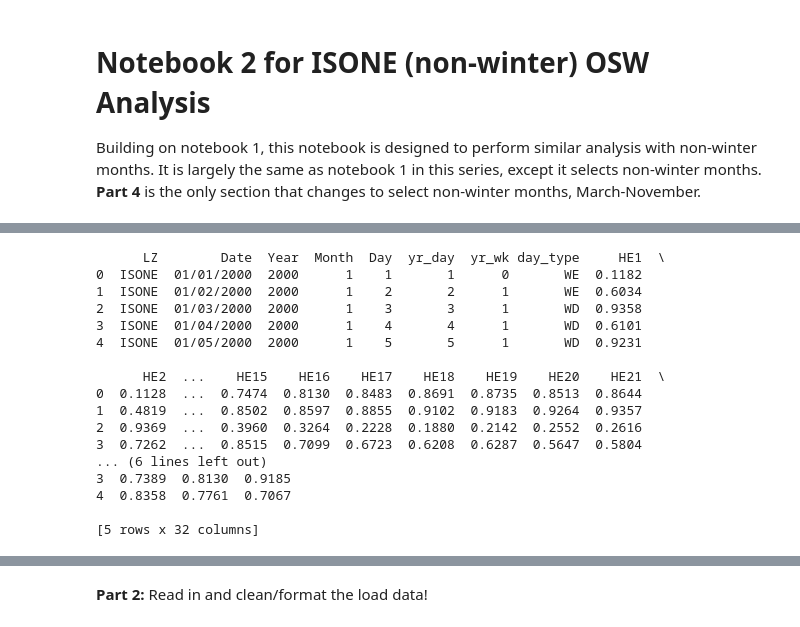
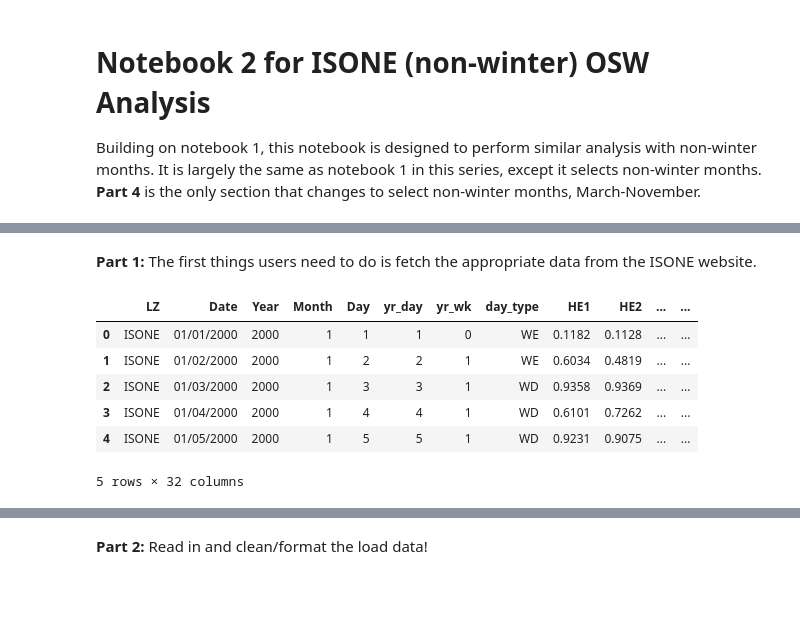
Before and after one commit to jruzekow/osw-analysis, a Jupyter notebook: NOTEBOOK_2_non_winter_OSW_reliability_analysis.ipynb, the cells around one changed output, grey strips where cells are left out. Drawn from its saved outputs; the diff is of its cells as text; code cells hidden in the pictures; blank space fills up the shorter version.

```diff
--- a/NOTEBOOK_2_non_winter_OSW_reliability_analysis.ipynb
+++ b/NOTEBOOK_2_non_winter_OSW_reliability_analysis.ipynb
@@ -22,29 +4,35 @@ Saving 2023_ISONE_Wind_ofsw_Aggregated_Power_Data_2000-2022_NetPwrTS.csv to 2023
+# %% [markdown]
+**Part 1:**
+The first things users need to do is fetch the appropriate data from the ISONE website.
 # %%
+#Step 1: read in the wind file from the ISONE website
+import zipfile
+import io
+import requests
+from glob import glob
+import pandas as pd
+
+url = "https://www.iso-ne.com/static-assets/documents/2023/05/2023_isone_ver_dataset_2000_2022_rev0.zip"
+r = requests.get(url)
+z = zipfile.ZipFile(io.BytesIO(r.content))
+folder = "2023_isone_ver_dataset_2000_2022_rev0"
+z.extractall(path=f"/content/{folder}")
+files = glob(folder + "/*/*.csv")
+index = files.index('2023_isone_ver_dataset_2000_2022_rev0/wind/2023_ISONE_Wind_ofsw_Aggregated_Power_Data_2000-2022_NetPwrTS.csv')
+
 #Step 2: Read the CSV file into a dataframe for management/cleaning.
-
-import pandas as pd
-df = pd.read_csv('2023_ISONE_Wind_ofsw_Aggregated_Power_Data_2000-2022_NetPwrTS.csv')
+df = pd.read_csv(files[index])
 
 #Step 3: Display the first few rows of the dataframe and confirm it is the right data.
-print(df.head())
+df.head()
 # %% [output]
+|  | LZ | Date | Year | Month | Day | yr_day | yr_wk | day_type | HE1 | HE2 | ... | ... |
+| 0 | ISONE | 01/01/2000 | 2000 | 1 | 1 | 1 | 0 | WE | 0.1182 | 0.1128 | ... | ... |
+| 1 | ISONE | 01/02/2000 | 2000 | 1 | 2 | 2 | 1 | WE | 0.6034 | 0.4819 | ... | ... |
+| 2 | ISONE | 01/03/2000 | 2000 | 1 | 3 | 3 | 1 | WD | 0.9358 | 0.9369 | ... | ... |
+| 3 | ISONE | 01/04/2000 | 2000 | 1 | 4 | 4 | 1 | WD | 0.6101 | 0.7262 | ... | ... |
+| 4 | ISONE | 01/05/2000 | 2000 | 1 | 5 | 5 | 1 | WD | 0.9231 | 0.9075 | ... | ... |
-      LZ        Date  Year  Month  Day  yr_day  yr_wk day_type     HE1  \
-0  ISONE  01/01/2000  2000      1    1       1      0       WE  0.1182
-1  ISONE  01/02/2000  2000      1    2       2      1       WE  0.6034
-2  ISONE  01/03/2000  2000      1    3       3      1       WD  0.9358
-3  ISONE  01/04/2000  2000      1    4       4      1       WD  0.6101
-4  ISONE  01/05/2000  2000      1    5       5      1       WD  0.9231
-
-      HE2  ...    HE15    HE16    HE17    HE18    HE19    HE20    HE21  \
-0  0.1128  ...  0.7474  0.8130  0.8483  0.8691  0.8735  0.8513  0.8644
-1  0.4819  ...  0.8502  0.8597  0.8855  0.9102  0.9183  0.9264  0.9357
-2  0.9369  ...  0.3960  0.3264  0.2228  0.1880  0.2142  0.2552  0.2616
-3  0.7262  ...  0.8515  0.7099  0.6723  0.6208  0.6287  0.5647  0.5804
-... (6 lines left out)
-3  0.7389  0.8130  0.9185
-4  0.8358  0.7761  0.7067
-
-[5 rows x 32 columns]
+5 rows × 32 columns
 # %%
 #Step 4: Create a new dataframe, "wind_data" with just the information we want.
 
```
Also changed, not shown: parts of 14 cells of this notebook.
